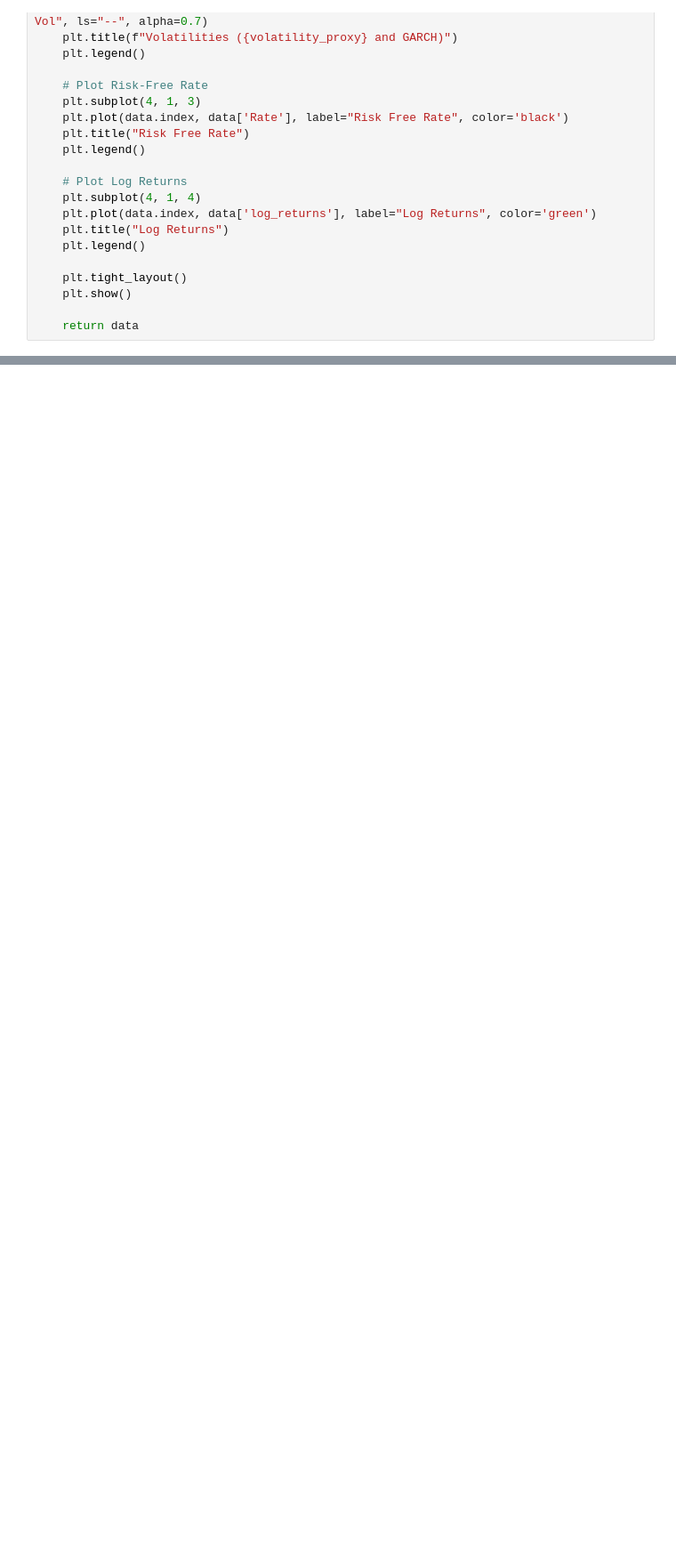
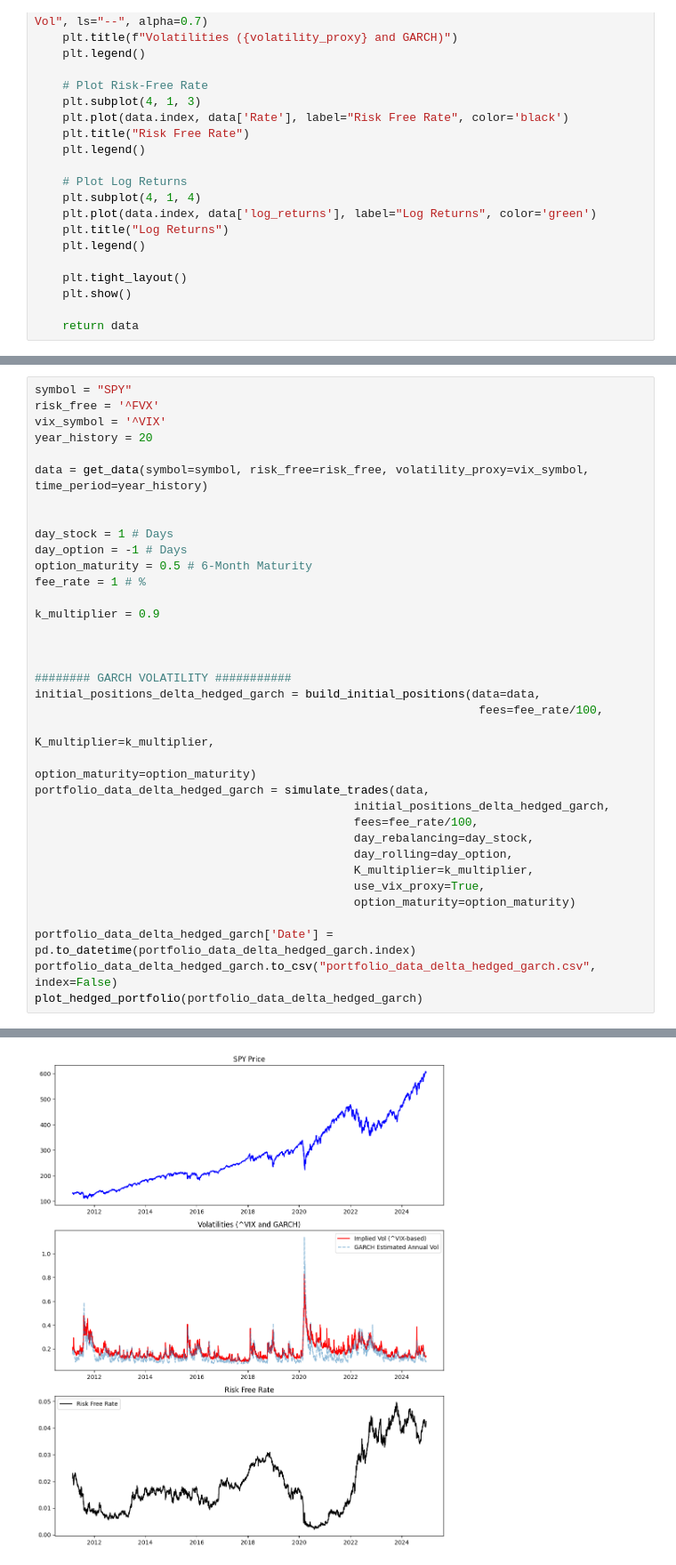
Before and after one commit to VNAZZARENO/MMA707, a Jupyter notebook: delta_hedging.ipynb, the cells around one changed output, grey strips where cells are left out. Shown at 89% size. Saved outputs shown, nothing was run; the diff lists cells and outputs as text; blank space fills up the shorter version.

```diff
--- a/delta_hedging.ipynb
+++ b/delta_hedging.ipynb
@@ -695,0 +999,36 @@ portfolio_data_delta_hedged_garch
+# %%
+symbol = "SPY"
+risk_free = '^FVX'
+vix_symbol = '^VIX'
+year_history = 20
+
+data = get_data(symbol=symbol, risk_free=risk_free, volatility_proxy=vix_symbol, time_period=year_history)
+
+
+day_stock = 1 # Days
+day_option = -1 # Days
+option_maturity = 0.5 # 6-Month Maturity
+fee_rate = 1 # %
+
+k_multiplier = 0.9
+
+
+
+######## GARCH VOLATILITY ###########
+initial_positions_delta_hedged_garch = build_initial_positions(data=data,
+                                                                fees=fee_rate/100,
+                                                                K_multiplier=k_multiplier,
+                                                                option_maturity=option_maturity)
+portfolio_data_delta_hedged_garch = simulate_trades(data,
+                                              initial_positions_delta_hedged_garch,
+                                              fees=fee_rate/100,
+                                              day_rebalancing=day_stock,
+                                              day_rolling=day_option,
+                                              K_multiplier=k_multiplier,
+                                              use_vix_proxy=True,
+                                              option_maturity=option_maturity)
+
+portfolio_data_delta_hedged_garch['Date'] = pd.to_datetime(portfolio_data_delta_hedged_garch.index)
+portfolio_data_delta_hedged_garch.to_csv("portfolio_data_delta_hedged_garch.csv", index=False)
+plot_hedged_portfolio(portfolio_data_delta_hedged_garch)
+# %% [output]
@@ -695,0 +1043 @@ portfolio_data_delta_hedged_garch
+[figure, added]
```
Also changed, not shown: parts of 13 cells of this notebook, 1 other file.
